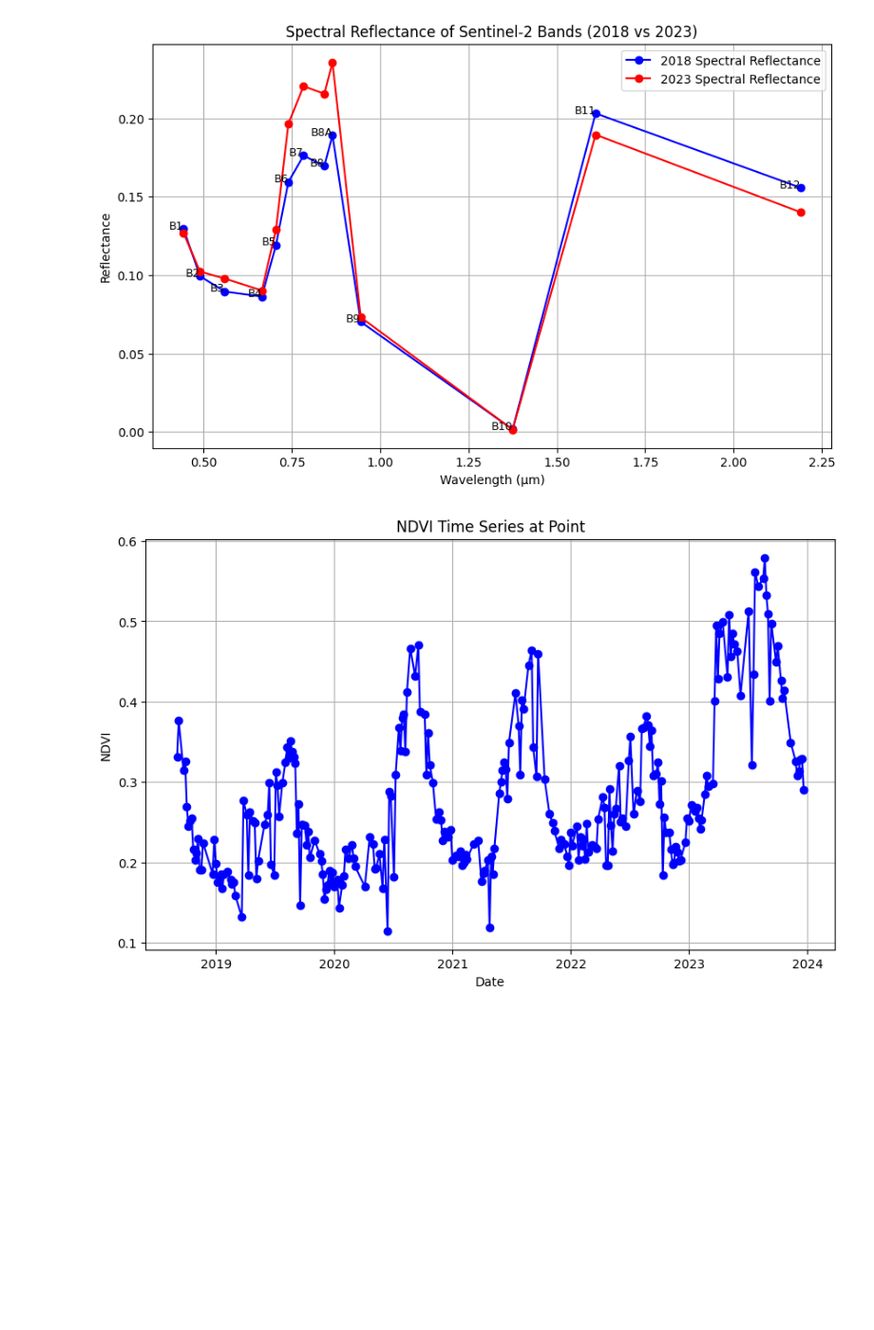
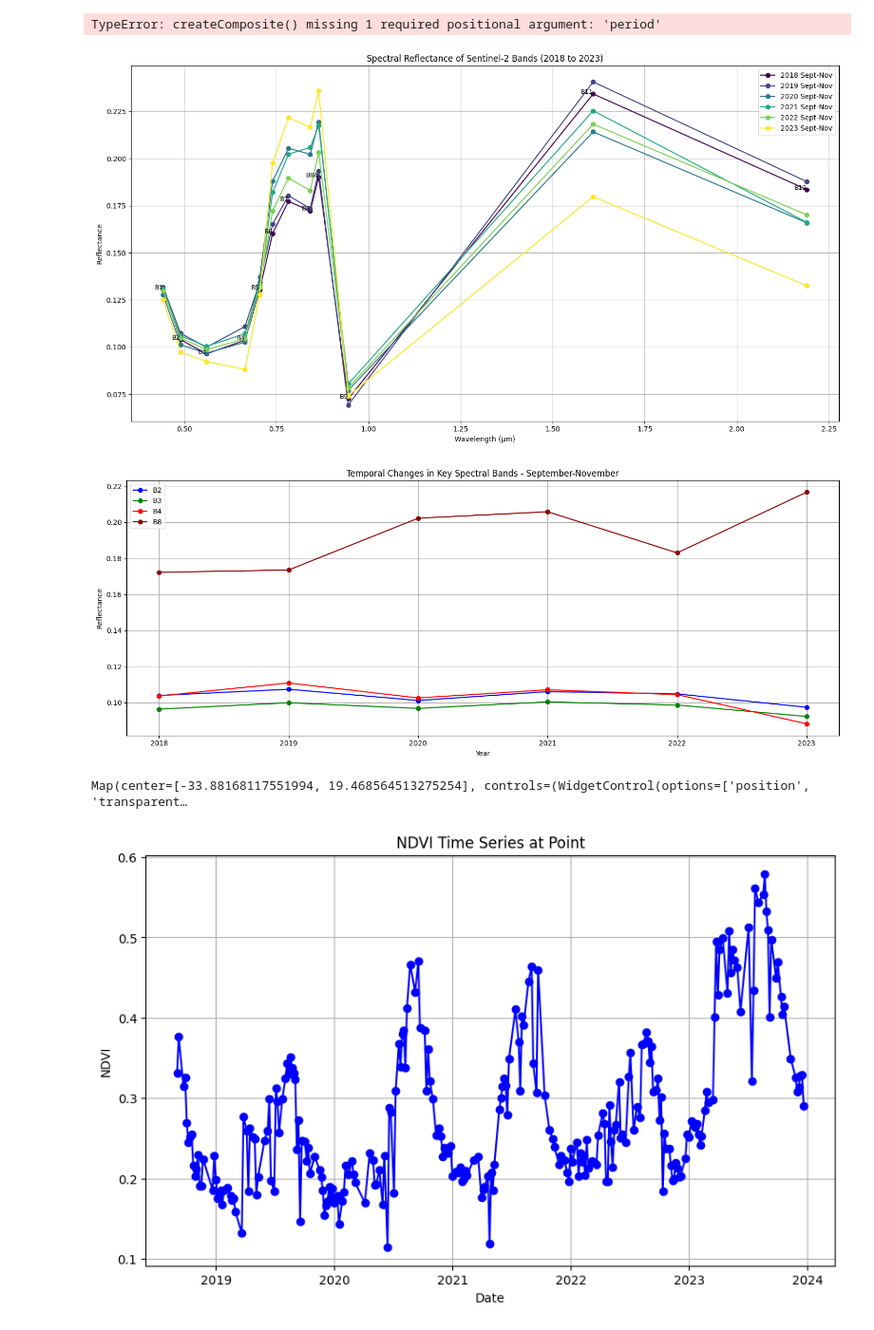
Before and after one commit to Geethen/hypinvalimap, a Jupyter notebook: code/Labelling_tools.ipynb, the cells around one changed output. Shown at 95% size. Drawn from its saved outputs; the diff is of its cells as text; code cells hidden in the pictures; blank space fills up the shorter version.

```diff
--- a/code/Labelling_tools.ipynb
+++ b/code/Labelling_tools.ipynb
@@ -14,13 +16,14 @@ eeprint(pts.limit(5))
 # %% [output]
 [interactive output not drawn]
 # %%
-def createComposite(imageCollection: str, point: ee.Geometry, year: int):
-    """Creates a composite image of a point over a given year.
+def createComposite(imageCollection: str, point: ee.Geometry, year: int, period:str):
+    """Creates a composite image of a point over a given year (uses 1 month period for 2018 and 2 months for 2023).
 
     Args:
         imageCollection (str): The collection to use for the composite.
         point (ee.Geometry): The point to create the composite for.
         year (int): The year to create the composite for.
+        period (str): Either values of first (Sept-09), second(oct-Nov) or both.
 
     Returns:
         ee.Image: The composite image.
@@ -29,12 +32,14 @@ def createComposite(imageCollection: str, point: ee.Geometry, year: int):
     # Get the image collection
     ic = ee.ImageCollection(imageCollection)
 
-    if year == 2018:
-        startDate = '2018-09-01'
-        endDate = '2018-10-01'
-    elif year == 2023:
-        startDate = '2023-10-01'
-        endDate = '2023-12-01'
+    if period == 'first':
+        startDate = f'{year}-09-01'
+        endDate = f'{year}-10-01'
+    elif period == 'second':
+        startDate = f'{year}-10-01'
+        endDate = f'{year}-12-01'
+    # elif period == 'both':
+
 
     # Mask clouds using cloud score+
     csPlus = ee.ImageCollection('GOOGLE/CLOUD_SCORE_PLUS/V1/S2_HARMONIZED')
@@ -172,4 +176,4 @@ composite2023 = createComposite("COPERNICUS/S2_HARMONIZED", point, 2023)
 # Plot spectral signatures and display the map
 plot_spectral_signatures_and_map(point, composite2018, composite2023)
 # %% [output]
-[figure, removed]
+TypeError: createComposite() missing 1 required positional argument: 'period'
@@ -176,3 +401,21 @@ plot_spectral_signatures_and_map(point, composite2018, composite2023)
+# %%
+# Example usage
+point = pts.first().geometry()  # Replace `pts` with your feature collection
+start_year = 2018
+end_year = 2023
+
+# Example 1: Analyze both periods separately
+# plot_spectral_signatures_and_map(point, 2018, 2023, periods=['first', 'second'])
+
+# Example 2: Only analyze the 'both' period (full Sept-Nov)
+plot_spectral_signatures_and_map(point, 2018, 2023, periods=['both'])
+
+# Example 3: Default to 'both' if no periods specified
+# plot_spectral_signatures_and_map(point, 2018, 2023)
+# %% [output]
+[figure, added]
+[figure, added]
+Map(center=[-33.88168117551994, 19.468564513275254], controls=(WidgetControl(options=['position', 'transparent…
 # %%
 # plot spectral index over time
 import ee
```
Also changed, not shown: parts of 9 cells of this notebook, 5 other files.
